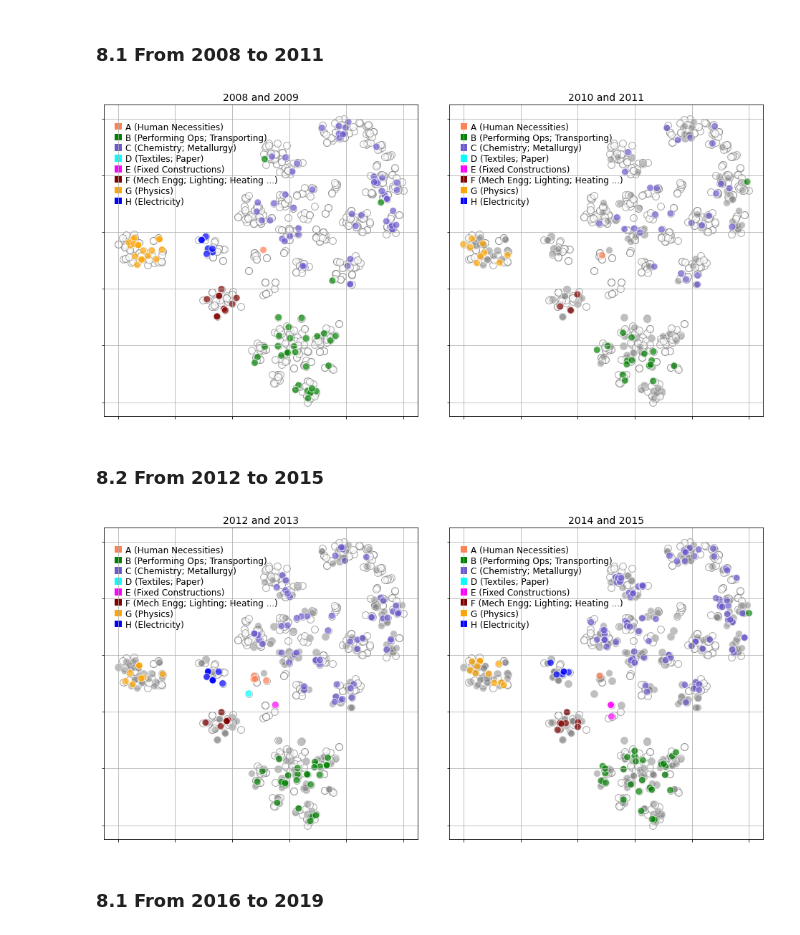
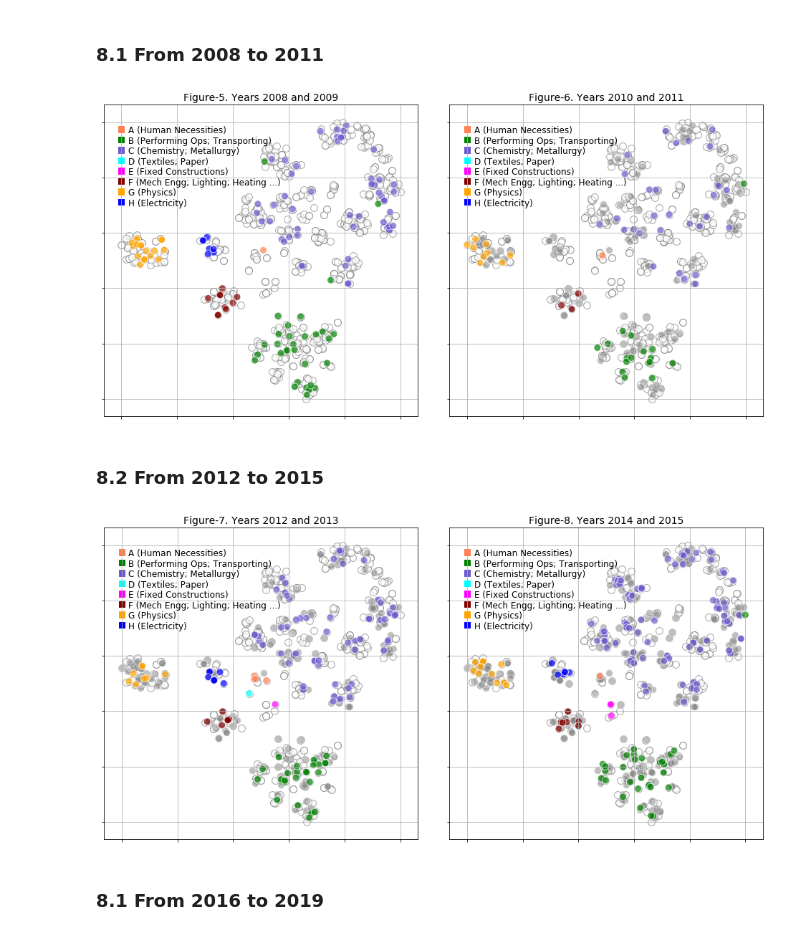
Before and after one commit to sanjaydasgupta/ipc-code-evolution, a Jupyter notebook: ipc-evolution-steel-company.ipynb, the cells around one changed output. Cells and saved outputs as stored; diff of their text form; code cells hidden in the pictures.

```diff
--- a/ipc-evolution-steel-company.ipynb
+++ b/ipc-evolution-steel-company.ipynb
@@ -276,11 +281,9 @@ None
 import numpy as np
 
 fig, axes = plt.subplots(1, 2, figsize=(16.5, 8))
-
 #
 #    First graph
 #
-
 one_ipc = [len(set([ipc[0] for ipc in ipc3.split()])) == 1 for ipc3 in df2['ipcs_sentence']]
 two_ipc = [len(set([ipc[0] for ipc in ipc3.split()])) == 2 for ipc3 in df2['ipcs_sentence']]
 more_ipc = [len(set([ipc[0] for ipc in ipc3.split()])) > 2 for ipc3 in df2['ipcs_sentence']]
@@ -301,12 +304,10 @@ df2[more_ipc].plot.scatter(ax=axes[0], x='tsne_x', y='tsne_y', alpha=0.6, color=
     edgecolors='white', marker='X', s=192, grid=True)
 
 decorate(axes[0], cmap, 80, fontsize=12)
-axes[0].set_title('IPC Code Groups with Multiple Classes', fontsize=18)
-
+axes[0].set_title('Figure-3. Points with multiple IPC sections', fontsize=18)
 #
 #    Second graph
 #
-
 dfg = df2.query("tsne_x < 0.2")
 axes[1].set_ylim(0.44, 0.64)
 axes[1].set_xlim(-0.025, 0.175)
@@ -323,9 +324,10 @@ for row in dfg[['tsne_x', 'tsne_y', 'ipc']].values:
   color = colors[ipc[1:3]] if ipc[1:3] in colors else 'black'
   axes[1].text(x - 0.009, y - 0.002, ipc[0:4], color='black', fontsize=14)
 decorate(axes[1], None, None)
-axes[1].set_title('Section G Detailed View', fontsize=18)
+axes[1].set_title('Figure-4. Section G Detailed View', fontsize=18)
 
 fig.subplots_adjust(wspace=0.1)
+fig.savefig('figure-3-4')
 
 None
 # %% [output]
@@ -335,7 +337,7 @@ None
 # %%
 import matplotlib.pyplot as plt
 
-def twin_charts(year):
+def twin_charts(year, fignum):
   fig, axes = plt.subplots(1, 2, sharey=True, figsize=(16.5, 8))
   axes = axes.ravel()
 
@@ -352,23 +354,25 @@ def twin_charts(year):
     colors = ipc_color(currentdf)
     currentdf.plot.scatter(ax=ax, x='tsne_x', y='tsne_y', color=colors, edgecolors='white', alpha=0.7, s=96)
 
-    ax.set_title('%d and %d' % (base_year, base_year + 1), fontsize=14)
+    ax.set_title('Figure-%d. Years %d and %d' % (fignum, base_year, base_year + 1), fontsize=14)
+    fignum += 1
 
     decorate(ax, cmap, 80, fontsize=12)
 
   fig.subplots_adjust(wspace=0.1, hspace=0.1)
+  fig.savefig('figure-%d-%d' % (fignum - 2, fignum -1))
 # %% [markdown]
 <h3>8.1 From 2008 to 2011</h3>
 # %%
-twin_charts(2008)
+twin_charts(2008, 5)
 # %% [output]
-[figure, old version]
+[figure, new version]
 # %% [markdown]
 <h3>8.2 From 2012 to 2015</h3>
 # %%
-twin_charts(2012)
+twin_charts(2012, 7)
 # %% [output]
-[figure, old version]
+[figure, new version]
 # %% [markdown]
 <h3>8.1 From 2016 to 2019</h3>
 # %%
```
Also changed, not shown: parts of 11 cells of this notebook.
